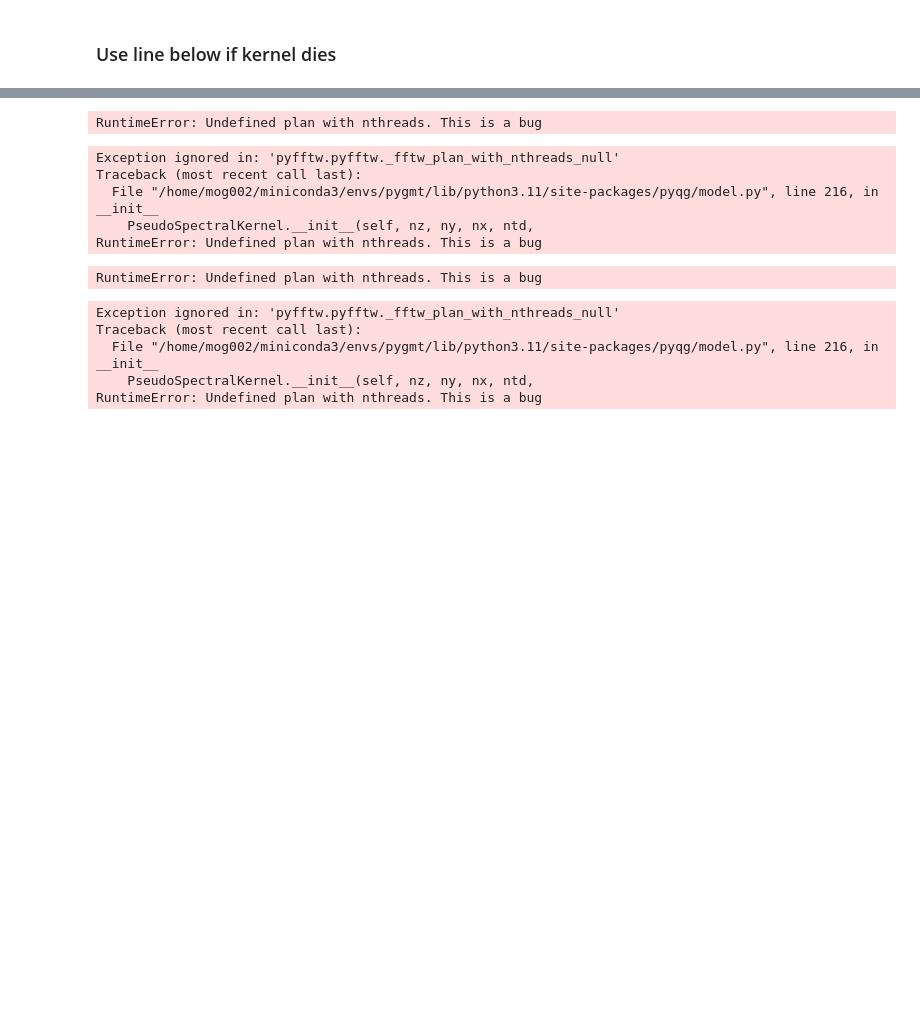
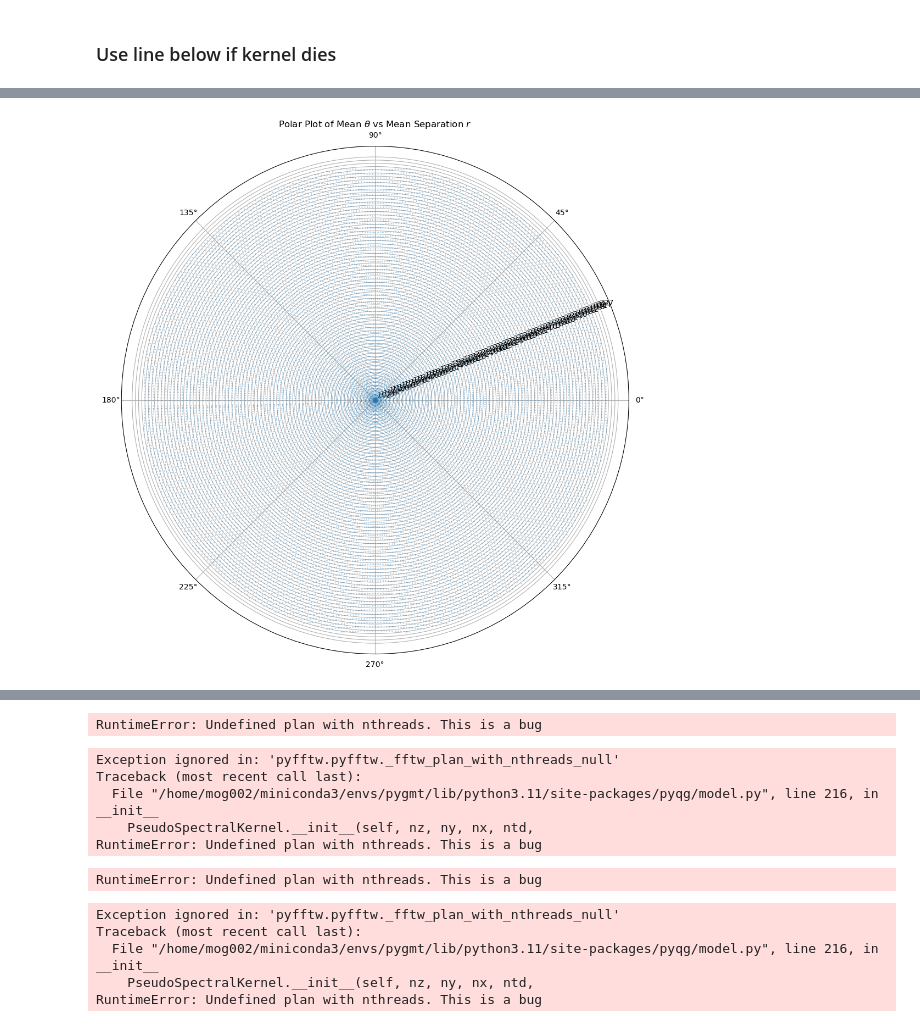
Before and after one commit to manuelogtzv/SF3_RLS, a Jupyter notebook: calcSF_QGmodel.ipynb, the cells around one changed output, grey strips where cells are left out. Saved outputs shown, nothing was run; the diff lists cells and outputs as text; code cells hidden in the pictures; blank space fills up the shorter version.

```diff
--- a/calcSF_QGmodel.ipynb
+++ b/calcSF_QGmodel.ipynb
@@ -197,0 +353,9 @@ SFeddy0 = calculateSF(eddyrun_lev.isel(lev=0, time=time3y), maxcorr, shiftdim, s
+# %%
+# Runs code for all datasets
+time_indices = np.arange(len(Udsn.time))  # All time indices
+
+# Max corr (grid points) and max dist (meters)
+maxcorr = 120
+maxdist = 320e3
+
+data = Udsn.isel(time=np.arange(0, 2)).chunk()
@@ -197,0 +392,25 @@ SFeddy0 = calculateSF(eddyrun_lev.isel(lev=0, time=time3y), maxcorr, shiftdim, s
+# %%
+# Polar plot
+plt.figure(figsize=(12, 12))
+ax = plt.subplot(111, projection='polar')
+
+# Plotting data
+ax.plot(
+    SFQG.theta.mean(dim=('time')),
+    SFQG.dr.mean(dim=('time')) * 1e-3,
+    '.',
+    markersize=0.5,
+    alpha=1
+)
+
+# Add more radial ticks (in km)
+radial_ticks = np.arange(0, SFQG.dr.mean(dim='time').max().item() * 1e-3 + 10, 3)  # every 10 km
+ax.set_rgrids(radial_ticks, angle=22.5)  # optional: control the label angle
+
+# Set radial limit
+ax.set_rlim(100, radial_ticks[-1]+10)
+
+ax.set_title('Polar Plot of Mean $\\theta$ vs Mean Separation $r$')
+plt.show()
+# %% [output]
+[figure, added]
```
Also changed, not shown: parts of 52 cells of this notebook.
